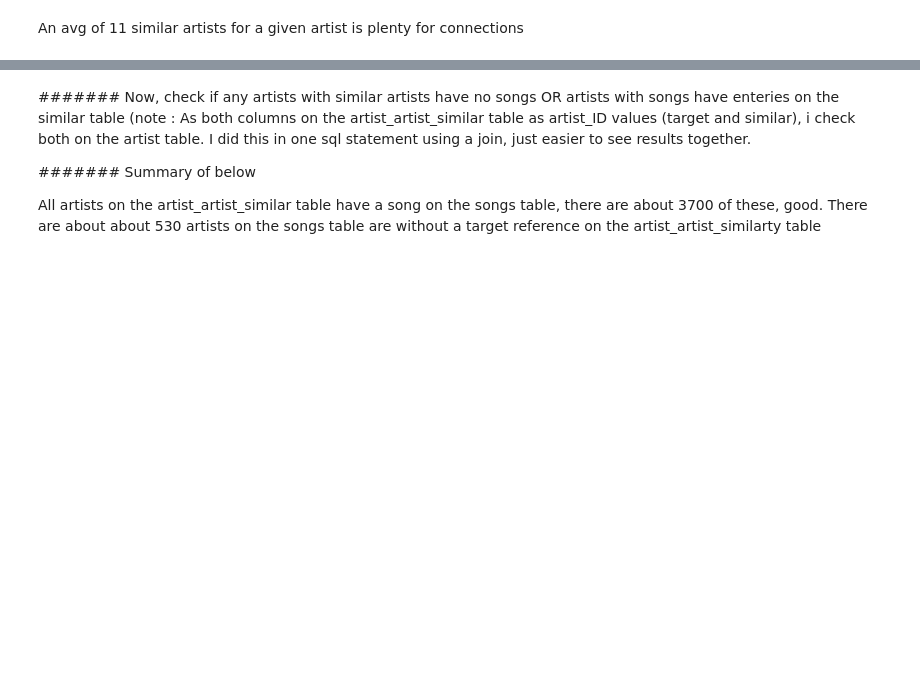
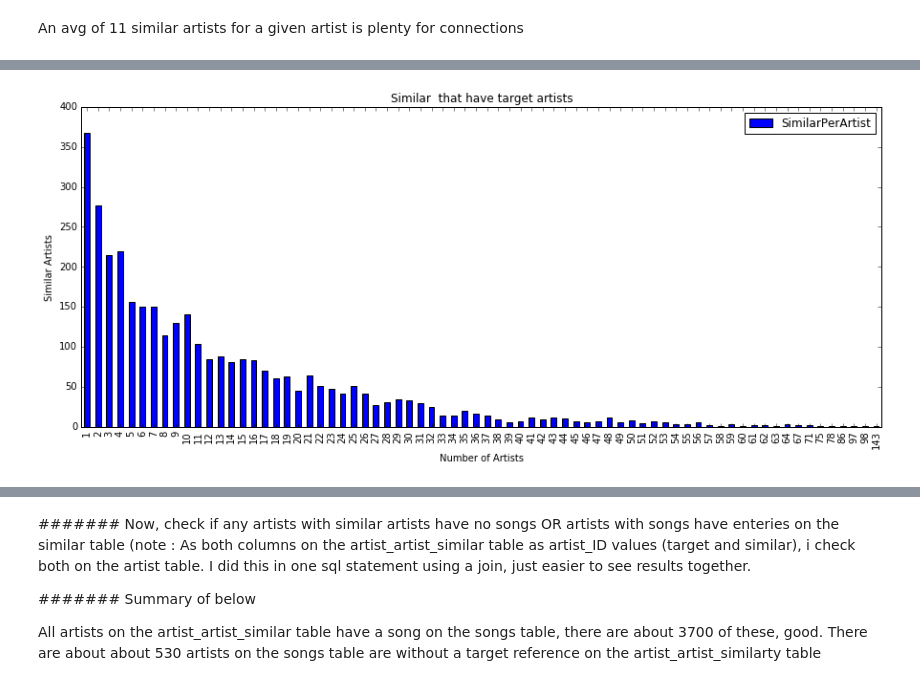
Before and after one commit to brion101/brion101.github.io, a Jupyter notebook: CA_01.ipynb, the cells around one changed output, grey strips where cells are left out. Saved outputs shown, nothing was run; the diff lists cells and outputs as text; code cells hidden in the pictures; blank space fills up the shorter version.

```diff
--- a/CA_01.ipynb
+++ b/CA_01.ipynb
@@ -516,0 +528,25 @@ An avg of 11 similar artists for a given artist is plenty for connections
+# %%
+#   This is the reverse of the previous Query,
+
+
+# Sql
+#
+# select a.NumberOfArtists, count(*) as "SimilarPerArtist"
+# from ( select count(*) as "NumberOfArtists"
+#        from artist_artist_similarty
+#        group by similar) a
+# group by a.NumberOfArtists
+# order by 1 '
+
+q1= 'select a.NumberOfArtists, count(*) as "SimilarPerArtist" from ( select count(*) as "NumberOfArtists" from artist_artist_similarty group by similar) a group by a.NumberOfArtists order by 1 '
+pd = (sql.read_sql_query(q1, cnx))
+
+plot1 = pd.plot(kind='bar',x='NumberOfArtists',y='SimilarPerArtist',figsize=(15, 6))
+plot1 = plot1.set(title="Similar  that have target artists",xlabel="Number of Artists",ylabel="Similar Artists")
+
+# Note on plot below, this plot the number of artists that have a given number of similar artists
+
+# ALSO, reading the graph below, these is a similar artist  that is associated with 143 target artists, Thats a lot, after running
+# query below, i found the similar band is The Rolling Stones, that now makes sence.
+# %% [output]
+[figure, added]
```
Also changed, not shown: parts of 5 cells of this notebook.
